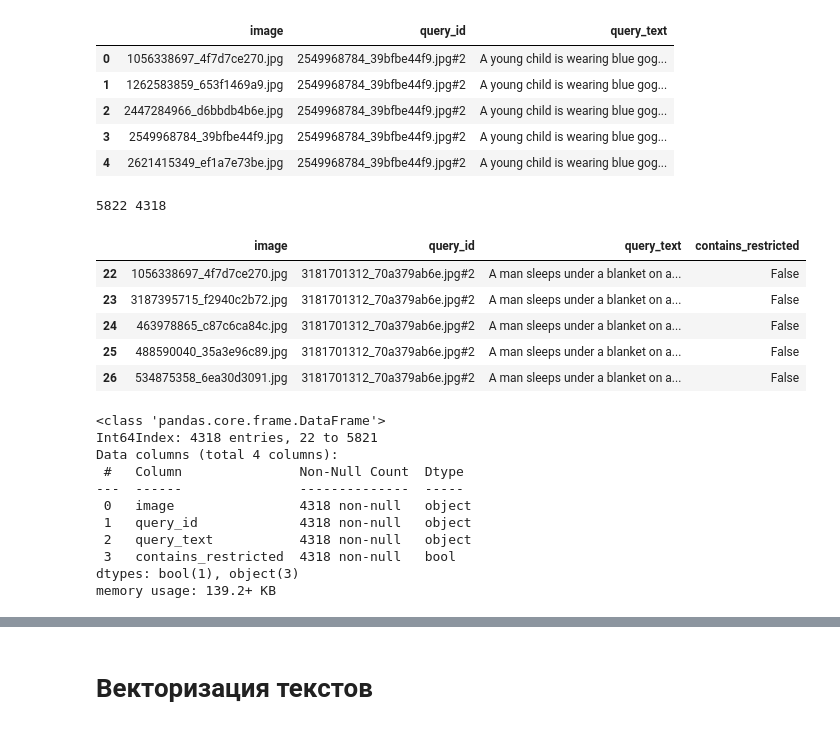
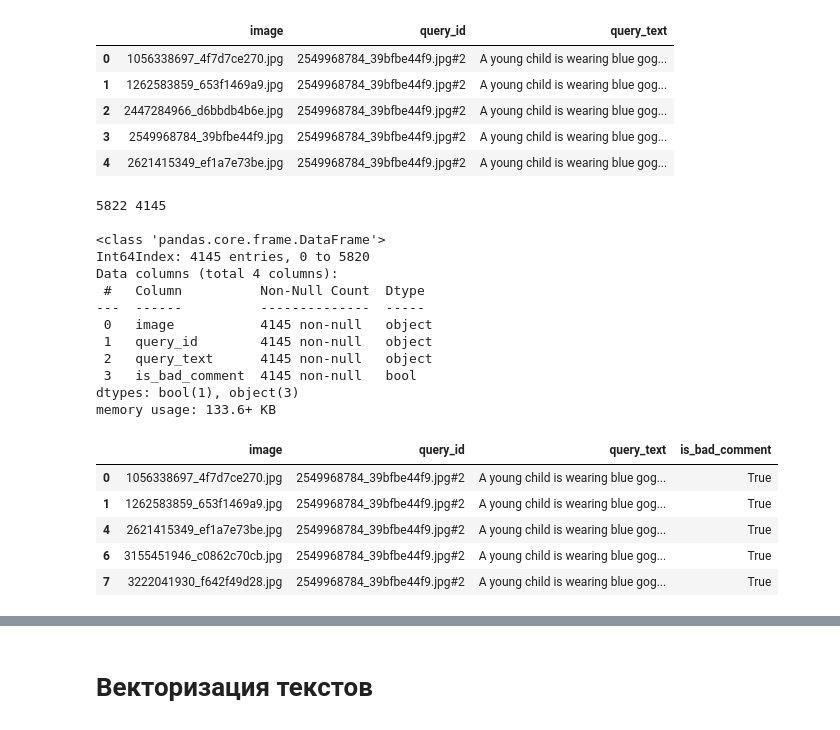
Before and after one commit to GasimV/Text-Image-Matching, a Jupyter notebook: text_image_matching.ipynb, the cells around one changed output, grey strips where cells are left out. Saved outputs shown, nothing was run; the diff lists cells and outputs as text; code cells hidden in the pictures.

Commit message:
Modified the notebook to fully align with the Reviewer's comments

```diff
--- a/text_image_matching.ipynb
+++ b/text_image_matching.ipynb
@@ -328,47 +296,54 @@ memory usage: 136.6+ KB
 | 3 | 2549968784_39bfbe44f9.jpg | 2549968784_39bfbe44f9.jpg#2 | A young child is wearing blue gog... |
 | 4 | 2621415349_ef1a7e73be.jpg | 2549968784_39bfbe44f9.jpg#2 | A young child is wearing blue gog... |
 # %%
-# Шаг 1. Определите список запрещенных ключевых слов.
-# Этот список следует расширить на основе юридических консультаций
+# Определим список запрещенных ключевых слов.
 restricted_keywords = ['minor', "child", "children", "toddlers",
                        "kid", "boy", "girl", "school", "playground"]
 
-# Шаг 2. Функция проверки наличия в описании каких-либо запрещенных ключевых слов.
+# Функция проверки наличия в описании каких-либо запрещенных ключевых слов.
 def contains_restricted_keyword(text, keywords):
     text = text.lower()
     return any(keyword in text for keyword in keywords)
 
-# Шаг 3. Отфильтруем записи с ограниченным содержанием
-train_dataset['contains_restricted'] = train_dataset['query_text'].apply(lambda x: contains_restricted_keyword(x, restricted_keywords))
-filtered_train_df = train_dataset[~train_dataset['contains_restricted']]
+# Шаг 1. Выявим плохие комментарии
+train_dataset['is_bad_comment'] = train_dataset['query_text'].apply(
+    lambda x: contains_restricted_keyword(x, restricted_keywords))
 
-# Отобразим влияние фильтрации
+# Шаг 2. Определим список плохих изображений на основе плохих комментариев.
+# Отрезаем два последних символа query_id плохих комментариев, чтобы получить список плохих изображений
+bad_images = set(train_dataset[train_dataset['is_bad_comment']]['query_id'].apply(lambda x: x[:-2]))
+
+# Шаг 3. Удаляем из нашего набора данных все пары изображений и описаний с плохими изображениями.
+filtered_train_df = train_dataset[~train_dataset['image'].isin(bad_images)]
+
+# Отображение результата фильтрации
 original_count = len(train_dataset)
 filtered_count = len(filtered_train_df)
 
 print(original_count, filtered_count)
+print()
+filtered_train_df.info()
+print()
 display(filtered_train_df.head())
 # %% [output]
-5822 4318
+5822 4145
+
+<class 'pandas.core.frame.DataFrame'>
+Int64Index: 4145 entries, 0 to 5820
+Data columns (total 4 columns):
+ #   Column          Non-Null Count  Dtype
+---  ------          --------------  -----
+ 0   image           4145 non-null   object
+ 1   query_id        4145 non-null   object
+ 2   query_text      4145 non-null   object
+ 3   is_bad_comment  4145 non-null   bool
+dtypes: bool(1), object(3)
+memory usage: 133.6+ KB
-|  | image | query_id | query_text | contains_restricted |
-| 22 | 1056338697_4f7d7ce270.jpg | 3181701312_70a379ab6e.jpg#2 | A man sleeps under a blanket on a... | False |
-| 23 | 3187395715_f2940c2b72.jpg | 3181701312_70a379ab6e.jpg#2 | A man sleeps under a blanket on a... | False |
-| 24 | 463978865_c87c6ca84c.jpg | 3181701312_70a379ab6e.jpg#2 | A man sleeps under a blanket on a... | False |
-| 25 | 488590040_35a3e96c89.jpg | 3181701312_70a379ab6e.jpg#2 | A man sleeps under a blanket on a... | False |
-| 26 | 534875358_6ea30d3091.jpg | 3181701312_70a379ab6e.jpg#2 | A man sleeps under a blanket on a... | False |
+|  | image | query_id | query_text | is_bad_comment |
+| 0 | 1056338697_4f7d7ce270.jpg | 2549968784_39bfbe44f9.jpg#2 | A young child is wearing blue gog... | True |
+| 1 | 1262583859_653f1469a9.jpg | 2549968784_39bfbe44f9.jpg#2 | A young child is wearing blue gog... | True |
+| 4 | 2621415349_ef1a7e73be.jpg | 2549968784_39bfbe44f9.jpg#2 | A young child is wearing blue gog... | True |
+| 6 | 3155451946_c0862c70cb.jpg | 2549968784_39bfbe44f9.jpg#2 | A young child is wearing blue gog... | True |
+| 7 | 3222041930_f642f49d28.jpg | 2549968784_39bfbe44f9.jpg#2 | A young child is wearing blue gog... | True |
-# %%
-filtered_train_df.info()
-# %% [output]
-<class 'pandas.core.frame.DataFrame'>
-Int64Index: 4318 entries, 22 to 5821
-Data columns (total 4 columns):
- #   Column               Non-Null Count  Dtype
----  ------               --------------  -----
- 0   image                4318 non-null   object
- 1   query_id             4318 non-null   object
- 2   query_text           4318 non-null   object
- 3   contains_restricted  4318 non-null   bool
-dtypes: bool(1), object(3)
-memory usage: 139.2+ KB
 # %%
 # Шаг 1. Переименуем столбцы в filtered_train_df, чтобы они соответствовали annotations_df.
```
Also changed, not shown: parts of 22 cells of this notebook, 1 other file.
